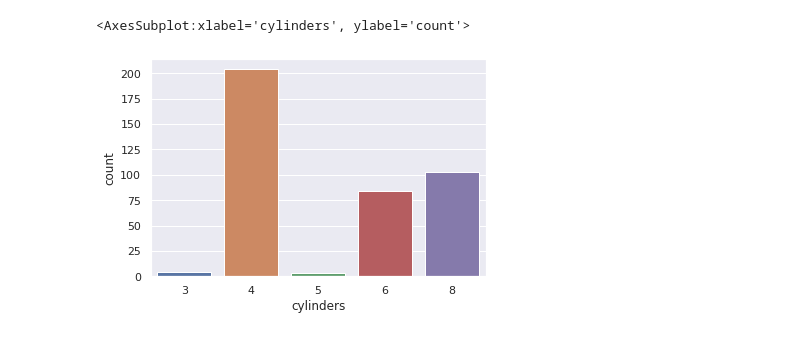
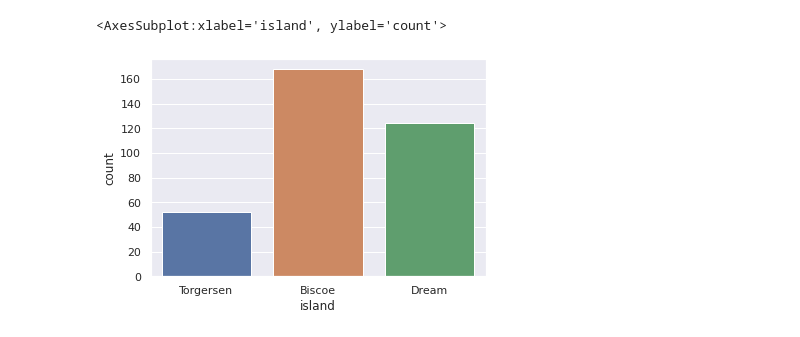
Before and after one commit to BoshraJaber/python-Data-Visualization, a Jupyter notebook: lab14.ipynb, the cells around one changed output. Saved outputs shown, nothing was run; the diff lists cells and outputs as text; code cells hidden in the pictures.

```diff
--- a/lab14.ipynb
+++ b/lab14.ipynb
@@ -26,5 +5,0 @@ plot_some_lines()
-# %%
-sns.set() # It will give us a theme on the plot we already have
-# Seaborn has taken control of the figure's aesthetics.
-# Now show the matplotlib plots again
-plot_some_lines()
@@ -63,0 +6,4 @@ mpg_by_origin
+# %%
+sns.get_dataset_names() # to load databases that exist is seaborn
+penguins = sns.load_dataset("penguins")
+penguins
@@ -64,5 +32,5 @@ mpg_by_origin
 # %%
-sns.countplot(data=mpg, x="cylinders")
+sns.countplot(data=penguins, x="island")
 # %% [output]
-<AxesSubplot:xlabel='cylinders', ylabel='count'>
+<AxesSubplot:xlabel='island', ylabel='count'>
-[figure, old version]
+[figure, new version]
```
Also changed, not shown: parts of 12 cells of this notebook, 1 other file.
